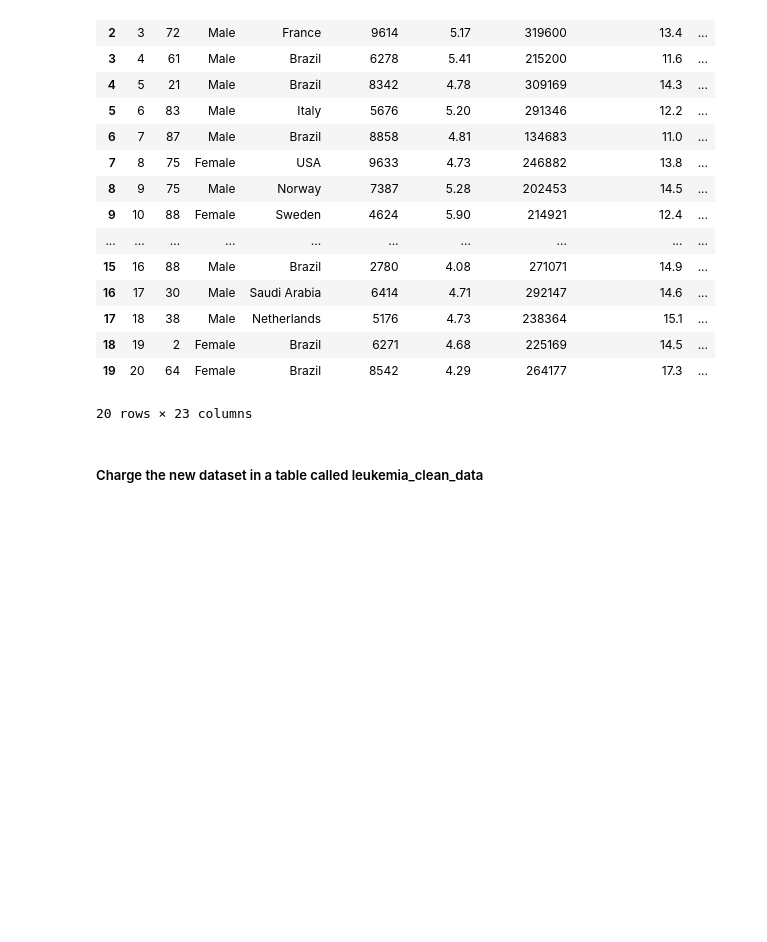
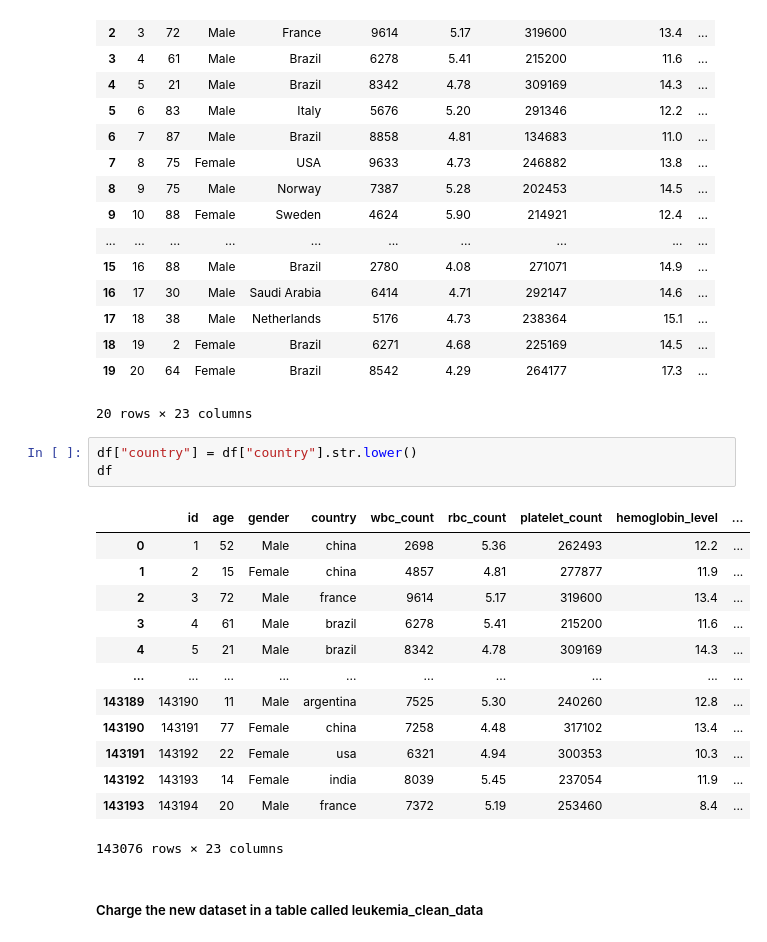
Before and after one commit to valentinabc19/Leukemia-Cancer-Risk-ETL, a Jupyter notebook: notebooks/002_EDA.ipynb, the cells around one changed output. Drawn from its saved outputs; the diff is of its cells as text; blank space fills up the shorter version.

```diff
--- a/notebooks/002_EDA.ipynb
+++ b/notebooks/002_EDA.ipynb
@@ -566,6 +566,23 @@ df.head(20)
 | 18 | 19 | 2 | Female | Brazil | 6271 | 4.68 | 225169 | 14.5 | ... |
 | 19 | 20 | 64 | Female | Brazil | 8542 | 4.29 | 264177 | 17.3 | ... |
 20 rows × 23 columns
+# %%
+df["country"] = df["country"].str.lower()
+df
+# %% [output]
+|  | id | age | gender | country | wbc_count | rbc_count | platelet_count | hemoglobin_level | ... |
+| 0 | 1 | 52 | Male | china | 2698 | 5.36 | 262493 | 12.2 | ... |
+| 1 | 2 | 15 | Female | china | 4857 | 4.81 | 277877 | 11.9 | ... |
+| 2 | 3 | 72 | Male | france | 9614 | 5.17 | 319600 | 13.4 | ... |
+| 3 | 4 | 61 | Male | brazil | 6278 | 5.41 | 215200 | 11.6 | ... |
+| 4 | 5 | 21 | Male | brazil | 8342 | 4.78 | 309169 | 14.3 | ... |
+| ... | ... | ... | ... | ... | ... | ... | ... | ... | ... |
+| 143189 | 143190 | 11 | Male | argentina | 7525 | 5.30 | 240260 | 12.8 | ... |
+| 143190 | 143191 | 77 | Female | china | 7258 | 4.48 | 317102 | 13.4 | ... |
+| 143191 | 143192 | 22 | Female | usa | 6321 | 4.94 | 300353 | 10.3 | ... |
+| 143192 | 143193 | 14 | Female | india | 8039 | 5.45 | 237054 | 11.9 | ... |
+| 143193 | 143194 | 20 | Male | france | 7372 | 5.19 | 253460 | 8.4 | ... |
+143076 rows × 23 columns
 # %% [markdown]
 ##### Charge the new dataset in a table called leukemia_clean_data
 # %%
```
Also changed, not shown: 8 other files.
